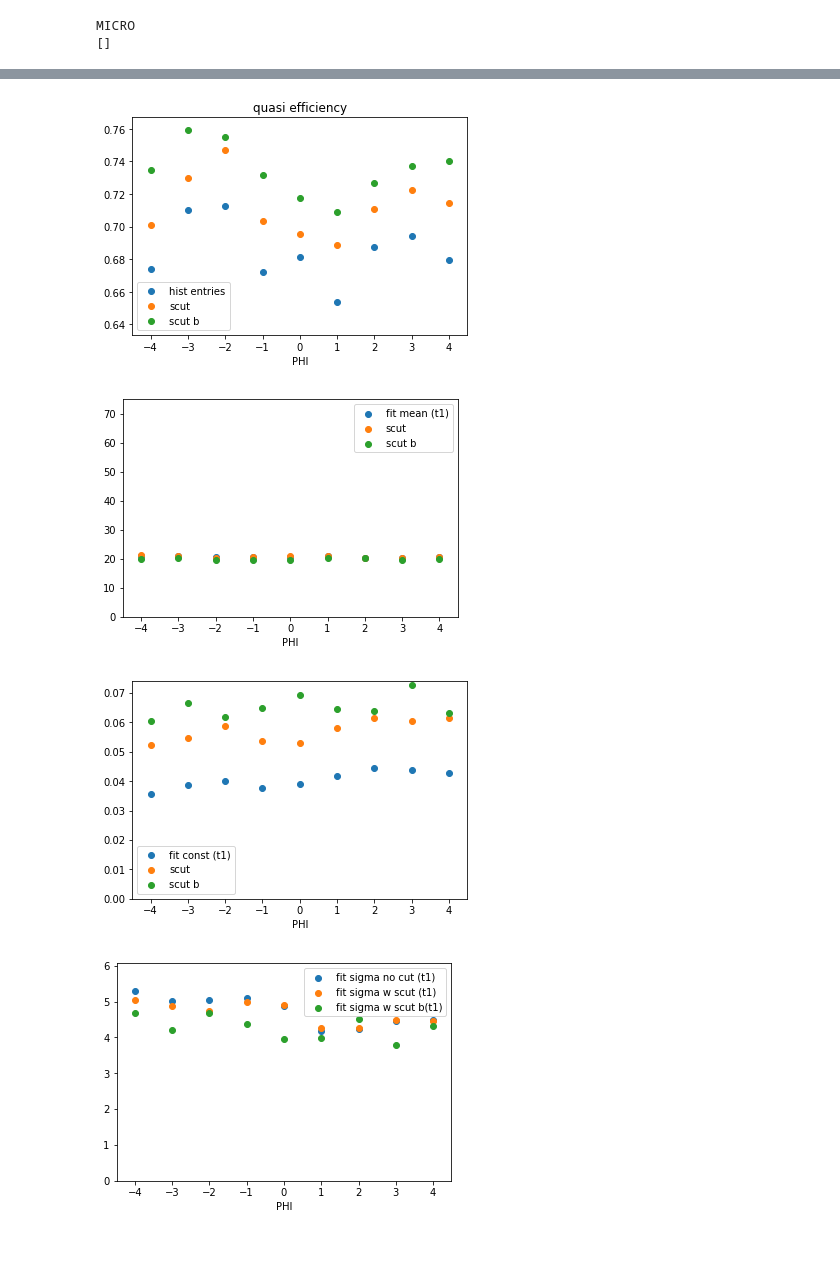
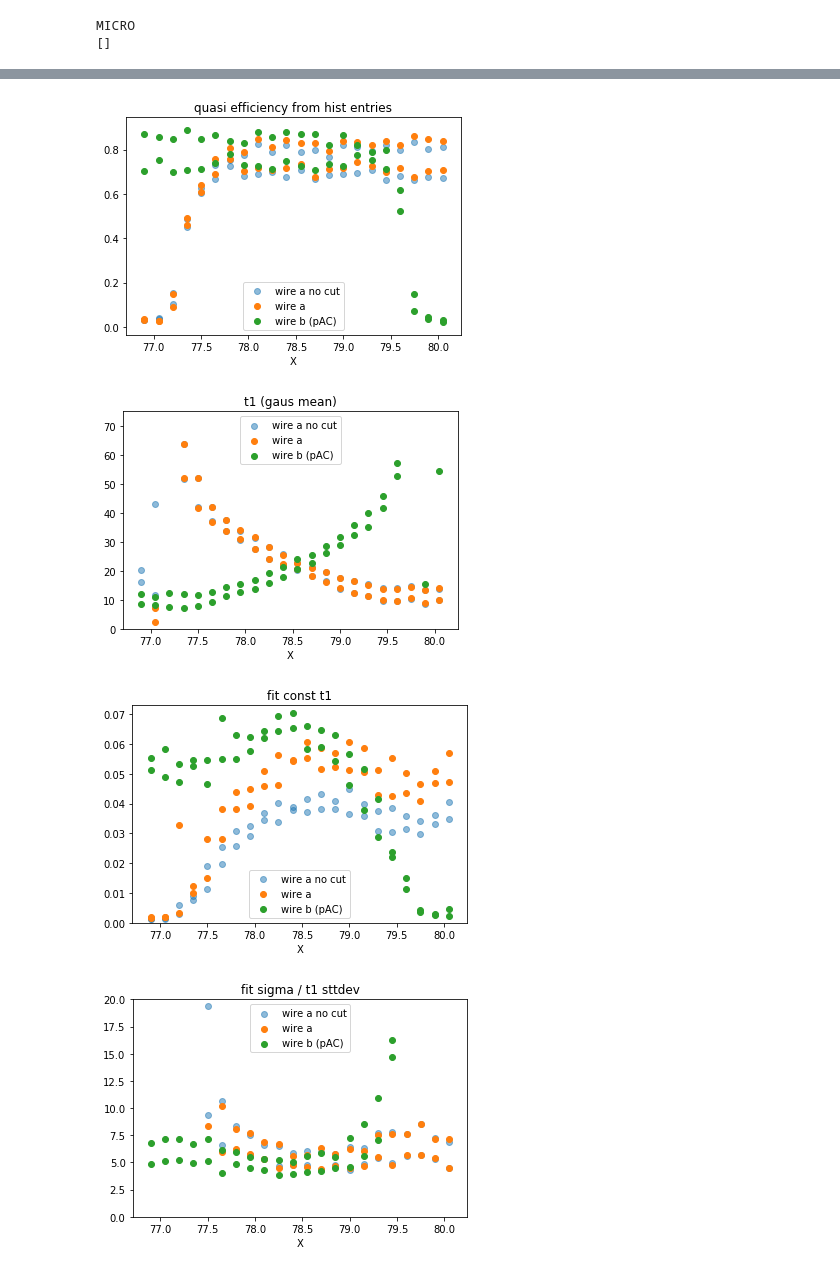
Before and after one commit to acidbourbon/PT_full_system, a Jupyter notebook: workdir/jupyter/offline_quick_ana_combi.ipynb, the cells around one changed output, grey strips where cells are left out. Saved outputs shown, nothing was run; the diff lists cells and outputs as text; code cells hidden in the pictures.

```diff
--- a/workdir/jupyter/offline_quick_ana_combi.ipynb
+++ b/workdir/jupyter/offline_quick_ana_combi.ipynb
@@ -111,6 +126,17 @@ print (MICRO)
 # %% [output]
 MICRO
 []
+# %%
+# default variable
+varname = "X"
+#varname  = "THR"
+#varname = "PHI"
+#varname = "MICRO"
+
+varname_list = ["X","THR","PHI","MICRO"]
+len_list     = np.array([len(set(X)),len(set(THR)),len(set(PHI)),len(set(MICRO))])
+
+varname = varname_list[ np.argmax(len_list) ]
 # %%
 #def extract_info(file):
 
@@ -513,59 +539,62 @@ saving to /workdir/jupyter/offline_quick_ana_combi_data/003.pickle
 
 
 
-plt.scatter(VAR,entries_list,label="hist entries")
-plt.scatter(VAR,entries_list_scut,label="scut")
-plt.scatter(VAR,entries_list_scut_b,label="scut b")
+plt.scatter(VAR,entries_list,label="wire a no cut",alpha=0.5)
+plt.scatter(VAR,entries_list_scut,label="wire a")
+plt.scatter(VAR,entries_list_scut_b,label="wire b (pAC)")
 #plt.plot(VAR,entries_list_scut,label="hist entries")
 #plt.ylim(0,np.max(entries_list_scut)*1.2)
 plt.legend()
 plt.xlabel(varname)
-plt.title("quasi efficiency")
+plt.title("quasi efficiency from hist entries")
 plt.show()
 
-plt.scatter(VAR,mean_list,label="fit mean (t1)")
-plt.scatter(VAR,mean_list_scut,label="scut")
-plt.scatter(VAR,mean_list_scut_b,label="scut b")
+plt.scatter(VAR,mean_list,label="wire a no cut",alpha=0.5)
+plt.scatter(VAR,mean_list_scut,label="wire a")
+plt.scatter(VAR,mean_list_scut_b,label="wire b (pAC)")
 #plt.plot(VAR,mean_list_scut,label="fit mean (t1)")
 #plt.ylim(0,np.max(mean_list_scut)*1.2)
 plt.legend()
 plt.xlabel(varname)
 plt.ylim(0,75)
+plt.title("t1 (gaus mean)")
 plt.show()
 
-plt.scatter(VAR,const_list,label="fit const (t1)")
-plt.scatter(VAR,const_list_scut,label="scut")
-plt.scatter(VAR,const_list_scut_b,label="scut b")
+plt.scatter(VAR,const_list,label="wire a no cut",alpha=0.5)
+plt.scatter(VAR,const_list_scut,label="wire a")
+plt.scatter(VAR,const_list_scut_b,label="wire b (pAC)")
 #plt.plot(VAR,const_list_scut,label="fit const (t1)")
 plt.ylim(0,np.max(const_list_scut)*1.2)
 plt.legend()
 plt.xlabel(varname)
+plt.title("fit const t1")
 #plt.ylim(0,0.3)
 plt.show()
 
-plt.scatter(VAR,sigma_list,label="fit sigma no cut (t1)")
-plt.scatter(VAR,sigma_list_scut,label="fit sigma w scut (t1)")
-plt.scatter(VAR,sigma_list_scut_b,label="fit sigma w scut b(t1)")
+plt.scatter(VAR,sigma_list,label="wire a no cut",alpha=0.5)
+plt.scatter(VAR,sigma_list_scut,label="wire a")
+plt.scatter(VAR,sigma_list_scut_b,label="wire b (pAC) ")
 
 #plt.plot(VAR,sigma_list_scut,label="fit sigma (t1)")
 plt.ylim(0,np.max(sigma_list_scut)*1.2)
-#plt.ylim(0,20)
+plt.ylim(0,20)
 plt.legend()
 plt.xlabel(varname)
+plt.title("fit sigma / t1 sttdev")
 plt.show()
 
 #area_list_scut = np.array(const_list_scut) * np.array(sigma_list_scut)
 
 #plt.scatter(VAR,area_list_scut,label="gaus area")
 #plt.ylim(0,np.max(area_list_scut))
 #plt.legend()
 #plt.ylim(0,5)
 #plt.show()
 # %% [output]
-[figure, old version]
+[figure, new version]
-[figure, old version]
+[figure, new version]
-[figure, old version]
+[figure, new version]
-[figure, old version]
+[figure, new version]
 # %%
 ##################################################
 ##               scut    fish ana                   ##
```
Also changed, not shown: parts of 9 cells of this notebook, 2 other files.
